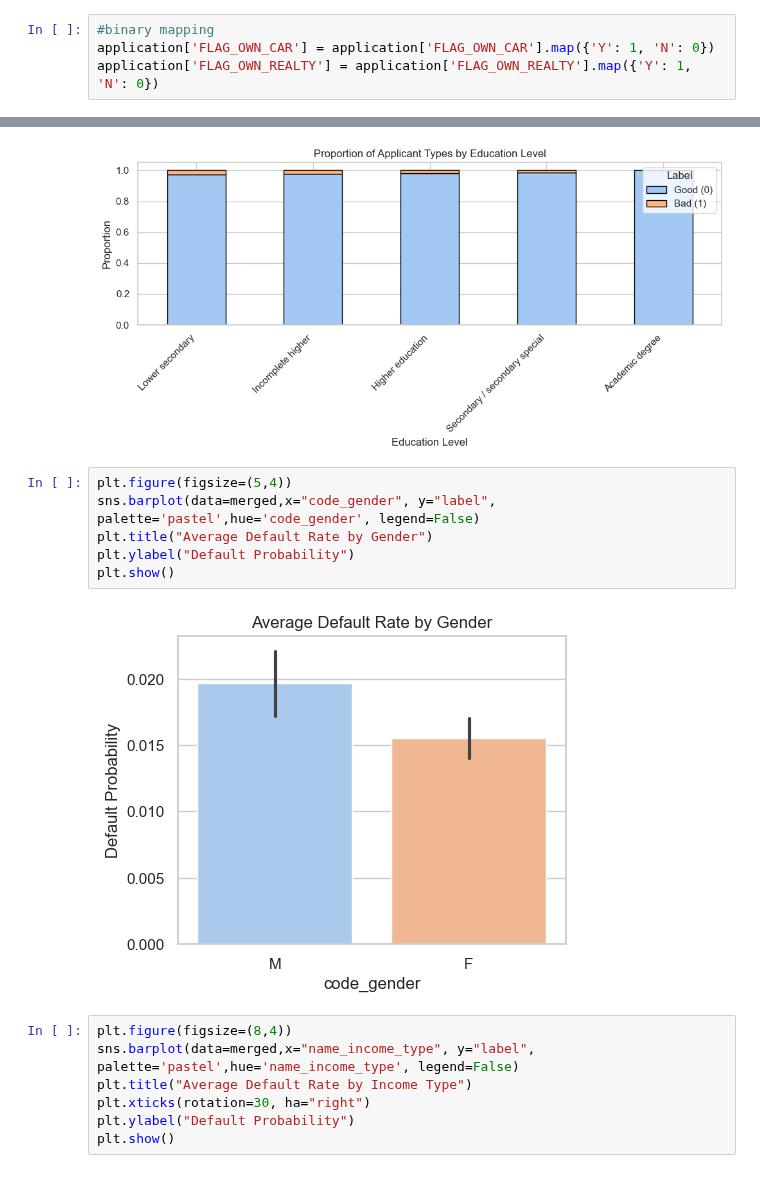
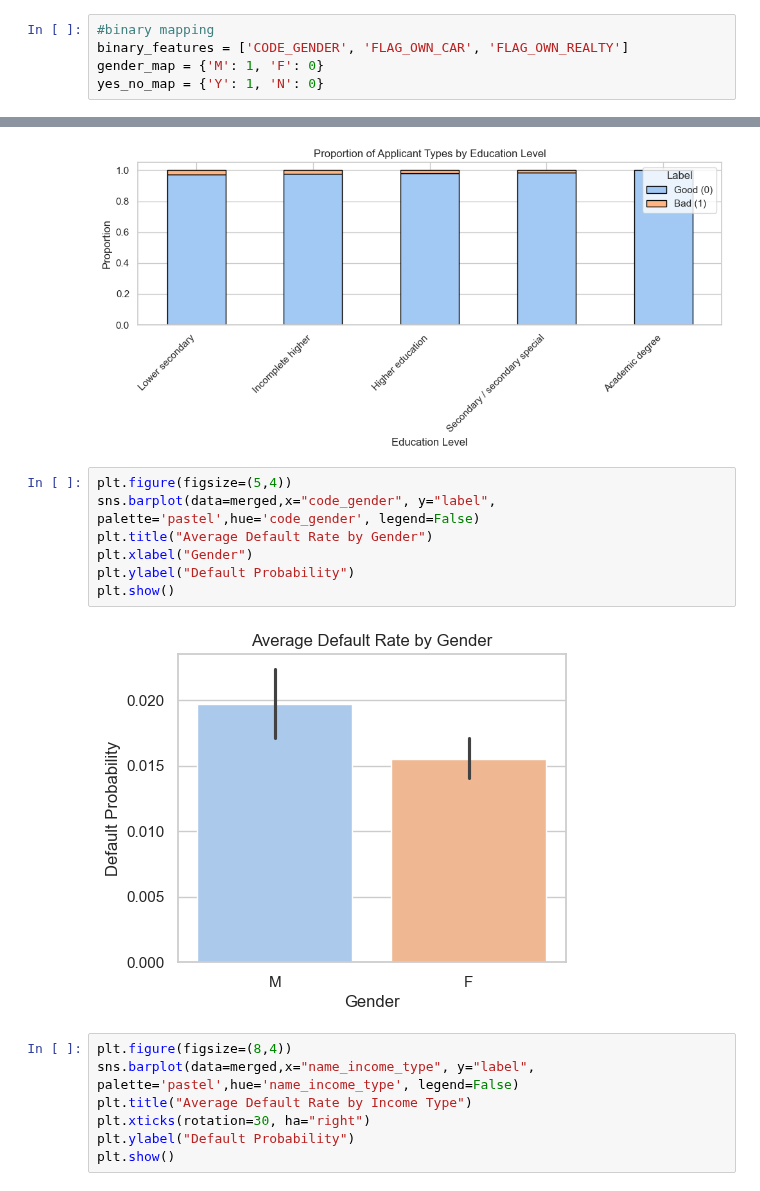
Before and after one commit to loowenwen/cs3244-project, a Jupyter notebook: src/data_cleaning.ipynb, the cells around one changed output, grey strips where cells are left out. Drawn from its saved outputs; the diff is of its cells as text.

```diff
--- a/src/data_cleaning.ipynb
+++ b/src/data_cleaning.ipynb
@@ -163,8 +163,9 @@ application.head()
 | 4 | 5008809 | F | N | Y | 0 | 270000.0 | Commercial associate | ... |
 # %%
 #binary mapping
-application['FLAG_OWN_CAR'] = application['FLAG_OWN_CAR'].map({'Y': 1, 'N': 0})
-application['FLAG_OWN_REALTY'] = application['FLAG_OWN_REALTY'].map({'Y': 1, 'N': 0})
+binary_features = ['CODE_GENDER', 'FLAG_OWN_CAR', 'FLAG_OWN_REALTY']
+gender_map = {'M': 1, 'F': 0}
+yes_no_map = {'Y': 1, 'N': 0}
 # %%
 #changing column type
 application["CNT_FAM_MEMBERS"] = application["CNT_FAM_MEMBERS"].astype(int)
@@ -450,11 +451,12 @@ plt.show()
 # %%
 plt.figure(figsize=(5,4))
 sns.barplot(data=merged,x="code_gender", y="label", palette='pastel',hue='code_gender', legend=False)
 plt.title("Average Default Rate by Gender")
+plt.xlabel("Gender")
 plt.ylabel("Default Probability")
 plt.show()
 # %% [output]
-[figure, old version]
+[figure, new version]
 # %%
 plt.figure(figsize=(8,4))
 sns.barplot(data=merged,x="name_income_type", y="label", palette='pastel',hue='name_income_type', legend=False)
```
Also changed, not shown: parts of 4 cells of this notebook, 2 other files.
